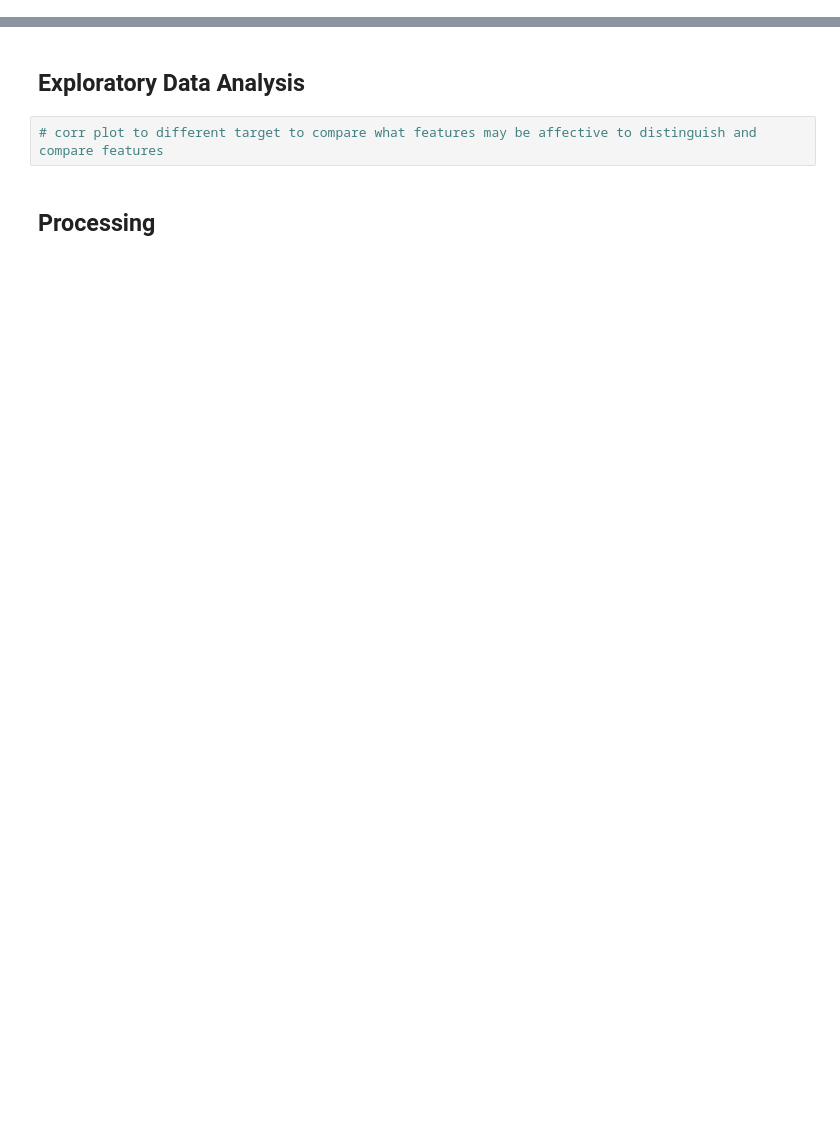
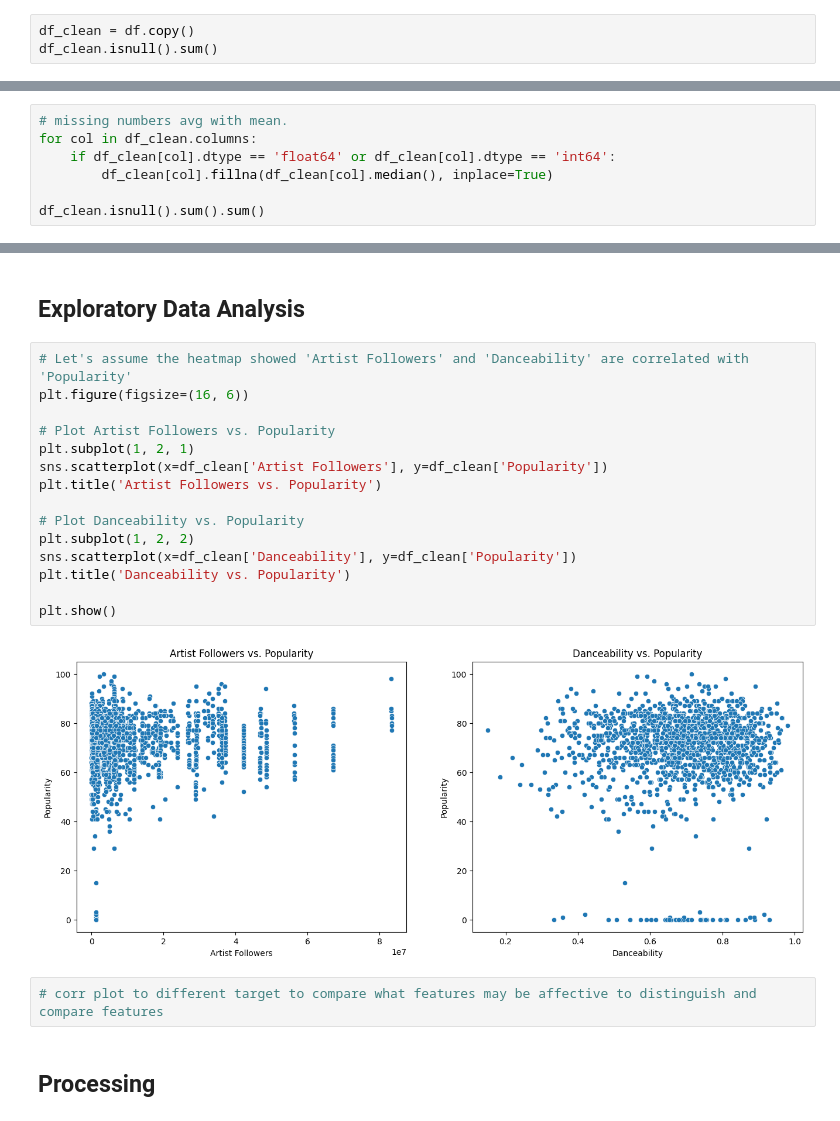
Before and after one commit to baut-jc/DDDS-My-Projects, a Jupyter notebook: Project-4/Project_4_Spotify.ipynb, the cells around one changed output, grey strips where cells are left out. Saved outputs shown, nothing was run; the diff lists cells and outputs as text; blank space fills up the shorter version.

```diff
--- a/Project-4/Project_4_Spotify.ipynb
+++ b/Project-4/Project_4_Spotify.ipynb
@@ -157,0 +226,3 @@ np.int64(0)
+# %%
+df_clean = df.copy()
+df_clean.isnull().sum()
@@ -157,0 +248,7 @@ np.int64(0)
+# %%
+# missing numbers avg with mean.
+for col in df_clean.columns:
+    if df_clean[col].dtype == 'float64' or df_clean[col].dtype == 'int64':
+        df_clean[col].fillna(df_clean[col].median(), inplace=True)
+
+df_clean.isnull().sum().sum()
@@ -158,5 +352,22 @@ np.int64(0)
 # %% [markdown]
 ## Exploratory Data Analysis
+# %%
+# Let's assume the heatmap showed 'Artist Followers' and 'Danceability' are correlated with 'Popularity'
+plt.figure(figsize=(16, 6))
+
+# Plot Artist Followers vs. Popularity
+plt.subplot(1, 2, 1)
+sns.scatterplot(x=df_clean['Artist Followers'], y=df_clean['Popularity'])
+plt.title('Artist Followers vs. Popularity')
+
+# Plot Danceability vs. Popularity
+plt.subplot(1, 2, 2)
+sns.scatterplot(x=df_clean['Danceability'], y=df_clean['Popularity'])
+plt.title('Danceability vs. Popularity')
+
+plt.show()
+# %% [output]
+[figure, added]
 # %%
 # corr plot to different target to compare what features may be affective to distinguish and compare features
 # %% [markdown]
```
Also changed, not shown: parts of 22 cells of this notebook.
